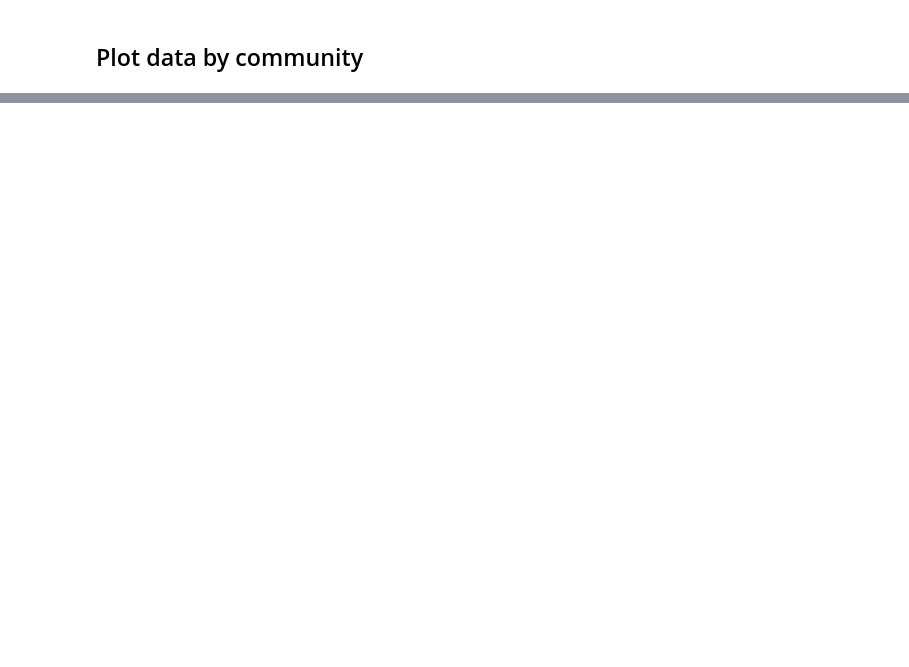
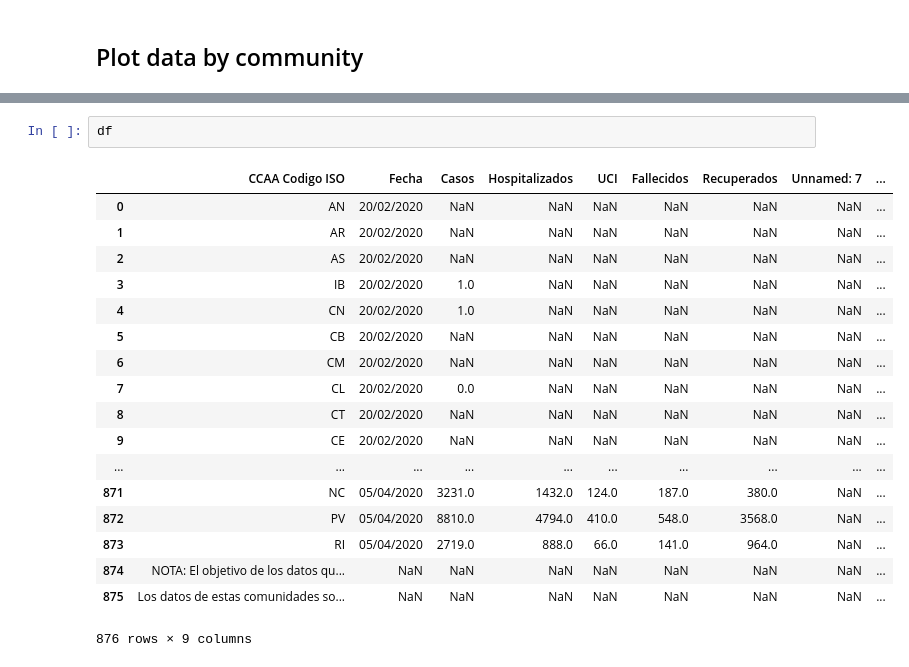
Before and after one commit to jotavaladouro/covid19, a Jupyter notebook: Coronavirus.ipynb, the cells around one changed output, grey strips where cells are left out. Drawn from its saved outputs; the diff is of its cells as text; blank space fills up the shorter version.

```diff
--- a/Coronavirus.ipynb
+++ b/Coronavirus.ipynb
@@ -94,0 +104,21 @@ fig.savefig("desglose.png", format='png')
+# %%
+df
+# %% [output]
+|  | CCAA Codigo ISO | Fecha | Casos | Hospitalizados | UCI | Fallecidos | Recuperados | Unnamed: 7 | ... |
+| 0 | AN | 20/02/2020 | NaN | NaN | NaN | NaN | NaN | NaN | ... |
+| 1 | AR | 20/02/2020 | NaN | NaN | NaN | NaN | NaN | NaN | ... |
+| 2 | AS | 20/02/2020 | NaN | NaN | NaN | NaN | NaN | NaN | ... |
+| 3 | IB | 20/02/2020 | 1.0 | NaN | NaN | NaN | NaN | NaN | ... |
+| 4 | CN | 20/02/2020 | 1.0 | NaN | NaN | NaN | NaN | NaN | ... |
+| 5 | CB | 20/02/2020 | NaN | NaN | NaN | NaN | NaN | NaN | ... |
+| 6 | CM | 20/02/2020 | NaN | NaN | NaN | NaN | NaN | NaN | ... |
+| 7 | CL | 20/02/2020 | 0.0 | NaN | NaN | NaN | NaN | NaN | ... |
+| 8 | CT | 20/02/2020 | NaN | NaN | NaN | NaN | NaN | NaN | ... |
+| 9 | CE | 20/02/2020 | NaN | NaN | NaN | NaN | NaN | NaN | ... |
+| ... | ... | ... | ... | ... | ... | ... | ... | ... | ... |
+| 871 | NC | 05/04/2020 | 3231.0 | 1432.0 | 124.0 | 187.0 | 380.0 | NaN | ... |
+| 872 | PV | 05/04/2020 | 8810.0 | 4794.0 | 410.0 | 548.0 | 3568.0 | NaN | ... |
+| 873 | RI | 05/04/2020 | 2719.0 | 888.0 | 66.0 | 141.0 | 964.0 | NaN | ... |
+| 874 | NOTA: El objetivo de los datos qu... | NaN | NaN | NaN | NaN | NaN | NaN | NaN | ... |
+| 875 | Los datos de estas comunidades so... | NaN | NaN | NaN | NaN | NaN | NaN | NaN | ... |
+876 rows × 9 columns
```
Also changed, not shown: parts of 9 cells of this notebook, 5 other files.
